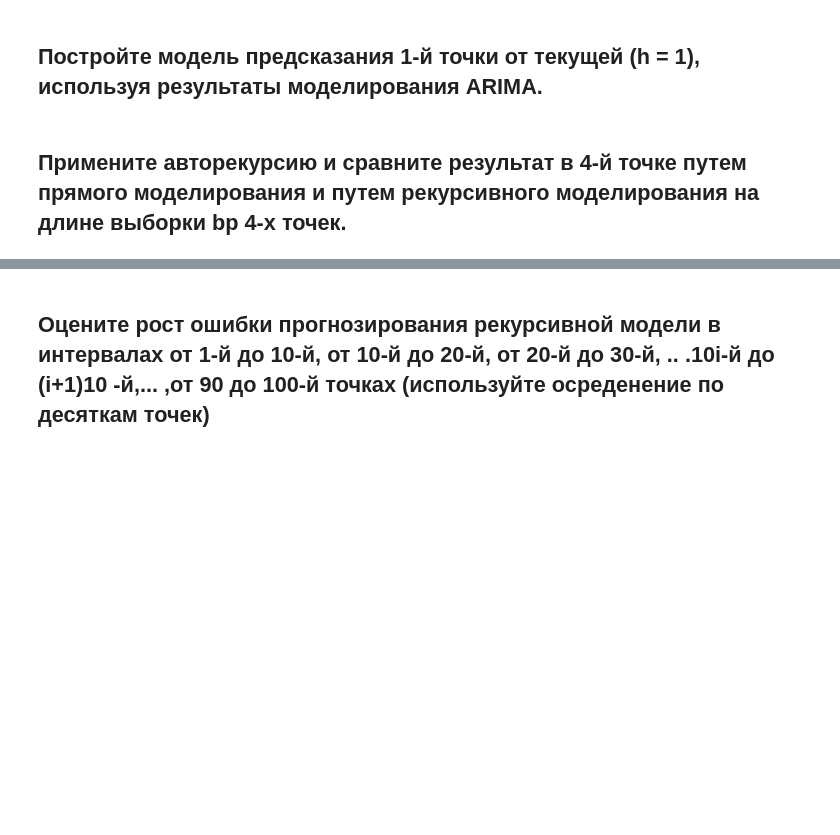
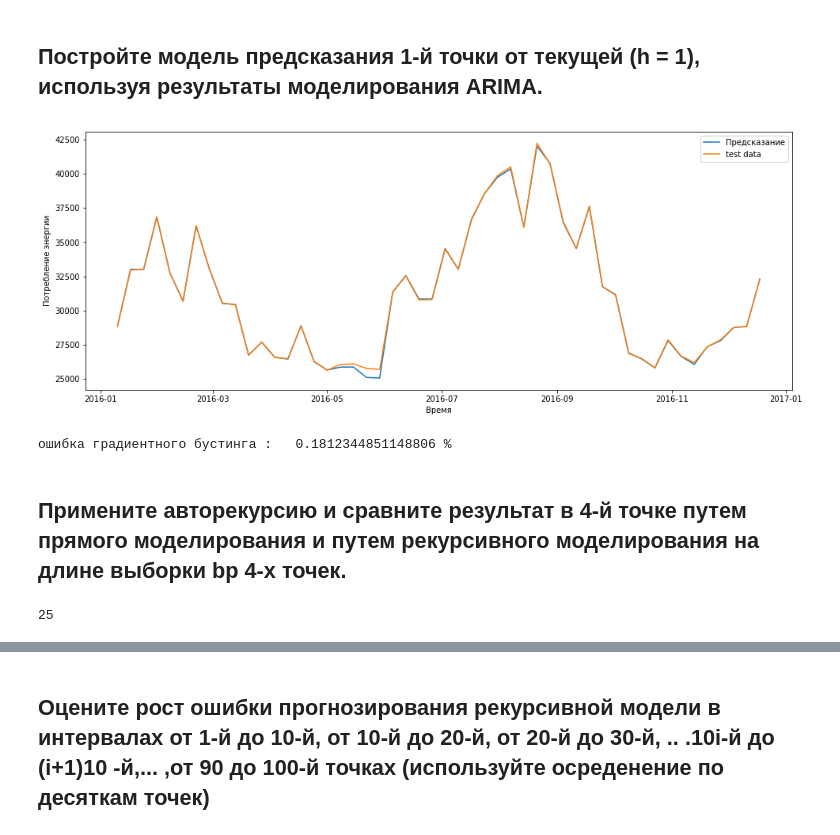
Before and after one commit to annulet/ML, a Jupyter notebook: hw_4_5_time_series.ipynb, the cells around one changed output, grey strips where cells are left out. Drawn from its saved outputs; the diff is of its cells as text; code cells hidden in the pictures; blank space fills up the shorter version.

```diff
--- a/hw_4_5_time_series.ipynb
+++ b/hw_4_5_time_series.ipynb
@@ -131,7 +181,7 @@ y_train_4 = train[df.columns[0]].values[:-h]
 # %%
 X_test_4 = test.iloc[:-h,:]
 # %%
-y_test_4 = test[df.columns[0]].values[:-h]
+y_test_4 = test[data_w.columns[0]].values[:-h]
 # %%
 model_gb = GradientBoostingRegressor(max_depth=3, random_state=0, n_estimators=100)
 
@@ -161,11 +214,11 @@ h = 1
 # %%
 X_train_1 = train.iloc[:-h,:]
 # %%
-y_train_1 = train[df.columns[0]].values[:-h]
+y_train_1 = train[data_w.columns[0]].values[:-h]
 # %%
 X_test_1 = test.iloc[:-h,:]
 # %%
-y_test_1 = test[df.columns[0]].values[:-h]
+y_test_1 = test[data_w.columns[0]].values[:-h]
 # %%
 model_gb = GradientBoostingRegressor(max_depth=3, random_state=0, n_estimators=100)
 
@@ -174,15 +227,23 @@ X_test_pred_gb_1 = model_gb.predict(X_test_1)
 # %%
 plt.figure( figsize=(16, 6))
 
 plt.xlabel('Время')
 plt.ylabel('Потребление энергии')
 plt.plot(test.index[h: h + 50], X_test_pred_gb_1[: 50], label='Предсказание')
 plt.plot(test.index[h: h + 50], y_test_4[: 50], label='test data')
 plt.legend()
 plt.show()
 
-er_g_1 = mean_absolute_percentage_error(y_true=y_test, y_pred=X_test_pred_gb_1)
+er_g_1 = mean_absolute_percentage_error(y_true=y_test_1, y_pred=X_test_pred_gb_1)
 
 print('ошибка градиентного бустинга :  ', er_g_1, '%')
+# %% [output]
+[figure, added]
+ошибка градиентного бустинга :   0.1812344851148806 %
 # %% [markdown]
 ## Примените авторекурсию и сравните результат в 4-й точке путем прямого моделирования и путем рекурсивного моделирования на длине выборки bp 4-х точек.
+# %%
+cols = len(data_w.columns)
+cols
+# %% [output]
+25
```
Also changed, not shown: parts of 33 cells of this notebook.
